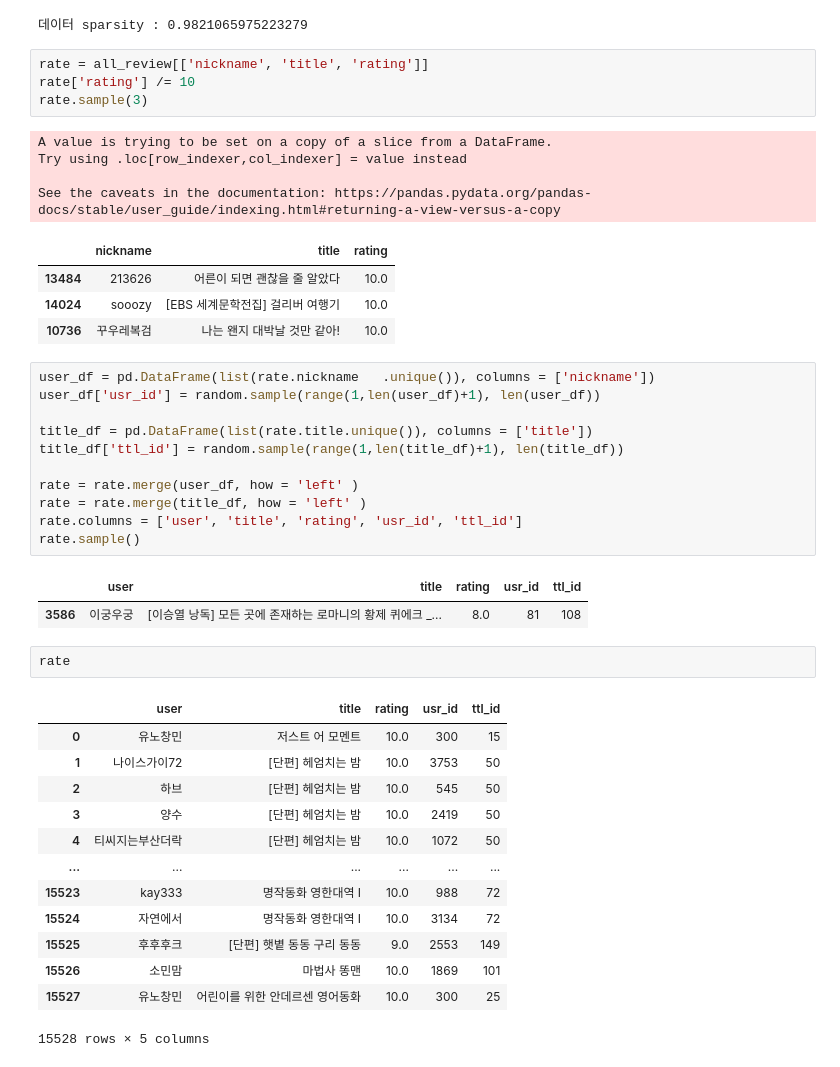
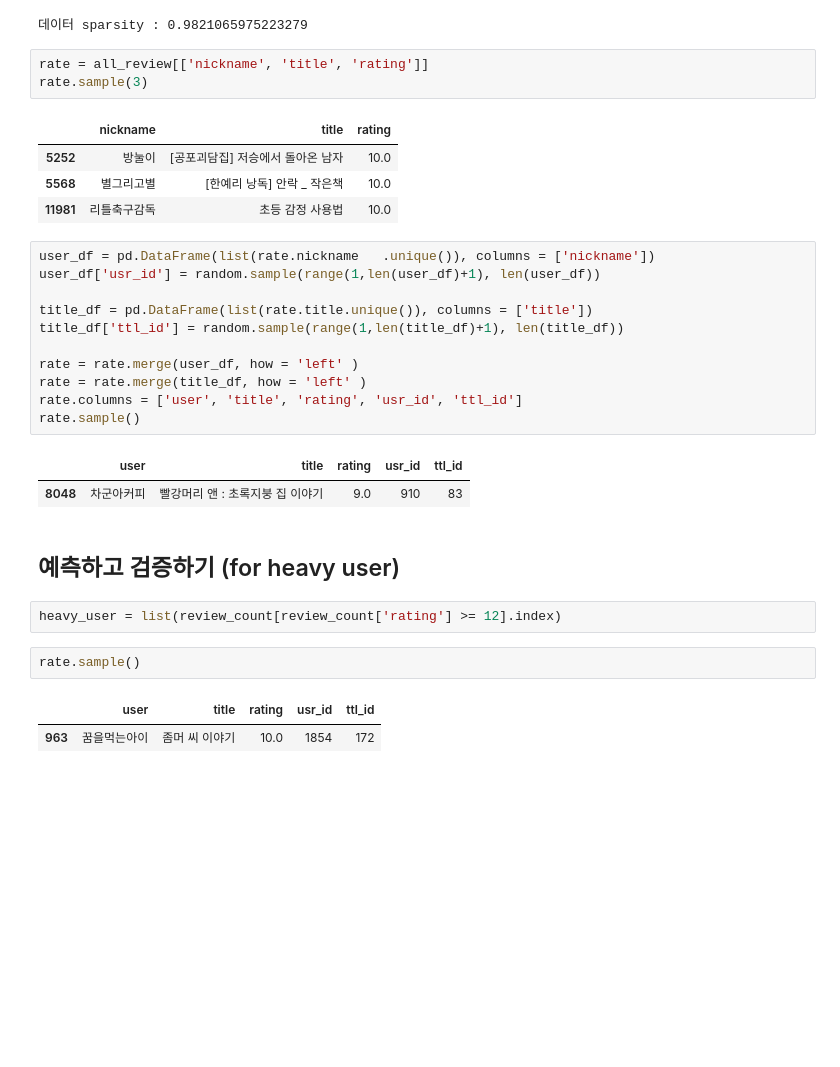
Before and after one commit to dataitgirls4/team_3, a Jupyter notebook: Recommendation_System.ipynb, the cells around one changed output. Saved outputs shown, nothing was run; the diff lists cells and outputs as text; blank space fills up the shorter version.

Commit message:
predicting for heavy user with all ratings

```diff
--- a/Recommendation_System.ipynb
+++ b/Recommendation_System.ipynb
@@ -1433,17 +1426,12 @@ print(f"데이터 sparsity : {1 - (pivot_review.count().sum() / (pivot_review.sh
 데이터 sparsity : 0.9821065975223279
 # %%
 rate = all_review[['nickname', 'title', 'rating']]
-rate['rating'] /= 10
 rate.sample(3)
 # %% [output]
-A value is trying to be set on a copy of a slice from a DataFrame.
-Try using .loc[row_indexer,col_indexer] = value instead
-
-See the caveats in the documentation: https://pandas.pydata.org/pandas-docs/stable/user_guide/indexing.html#returning-a-view-versus-a-copy
 |  | nickname | title | rating |
-| 13484 | 213626 | 어른이 되면 괜찮을 줄 알았다 | 10.0 |
-| 14024 | sooozy | [EBS 세계문학전집] 걸리버 여행기 | 10.0 |
-| 10736 | 꾸우레복검 | 나는 왠지 대박날 것만 같아! | 10.0 |
+| 5252 | 방눌이 | [공포괴담집] 저승에서 돌아온 남자 | 10.0 |
+| 5568 | 별그리고별 | [한예리 낭독] 안락 _ 작은책 | 10.0 |
+| 11981 | 리틀축구감독 | 초등 감정 사용법 | 10.0 |
 # %%
 user_df = pd.DataFrame(list(rate.nickname	.unique()), columns = ['nickname'])
 user_df['usr_id'] = random.sample(range(1,len(user_df)+1), len(user_df))
@@ -1457,20 +1445,13 @@ rate.columns = ['user', 'title', 'rating', 'usr_id', 'ttl_id']
 rate.sample()
 # %% [output]
 |  | user | title | rating | usr_id | ttl_id |
-| 3586 | 이궁우궁 | [이승열 낭독] 모든 곳에 존재하는 로마니의 황제 퀴에크 _... | 8.0 | 81 | 108 |
+| 8048 | 차군아커피 | 빨강머리 앤 : 초록지붕 집 이야기 | 9.0 | 910 | 83 |
+# %% [markdown]
+## 예측하고 검증하기 (for heavy user)
+# %%
+heavy_user = list(review_count[review_count['rating'] >= 12].index)
 # %%
-rate
+rate.sample()
 # %% [output]
 |  | user | title | rating | usr_id | ttl_id |
-| 0 | 유노창민 | 저스트 어 모멘트 | 10.0 | 300 | 15 |
-| 1 | 나이스가이72 | [단편] 헤엄치는 밤 | 10.0 | 3753 | 50 |
-| 2 | 하브 | [단편] 헤엄치는 밤 | 10.0 | 545 | 50 |
-| 3 | 양수 | [단편] 헤엄치는 밤 | 10.0 | 2419 | 50 |
-| 4 | 티씨지는부산더락 | [단편] 헤엄치는 밤 | 10.0 | 1072 | 50 |
-| ... | ... | ... | ... | ... | ... |
-| 15523 | kay333 | 명작동화 영한대역 I | 10.0 | 988 | 72 |
-| 15524 | 자연에서 | 명작동화 영한대역 I | 10.0 | 3134 | 72 |
-| 15525 | 후후후크 | [단편] 햇볕 동동 구리 동동 | 9.0 | 2553 | 149 |
-| 15526 | 소민맘 | 마법사 똥맨 | 10.0 | 1869 | 101 |
-| 15527 | 유노창민 | 어린이를 위한 안데르센 영어동화 | 10.0 | 300 | 25 |
+| 963 | 꿈을먹는아이 | 좀머 씨 이야기 | 10.0 | 1854 | 172 |
-15528 rows × 5 columns
```
Also changed, not shown: parts of 7 cells of this notebook.
